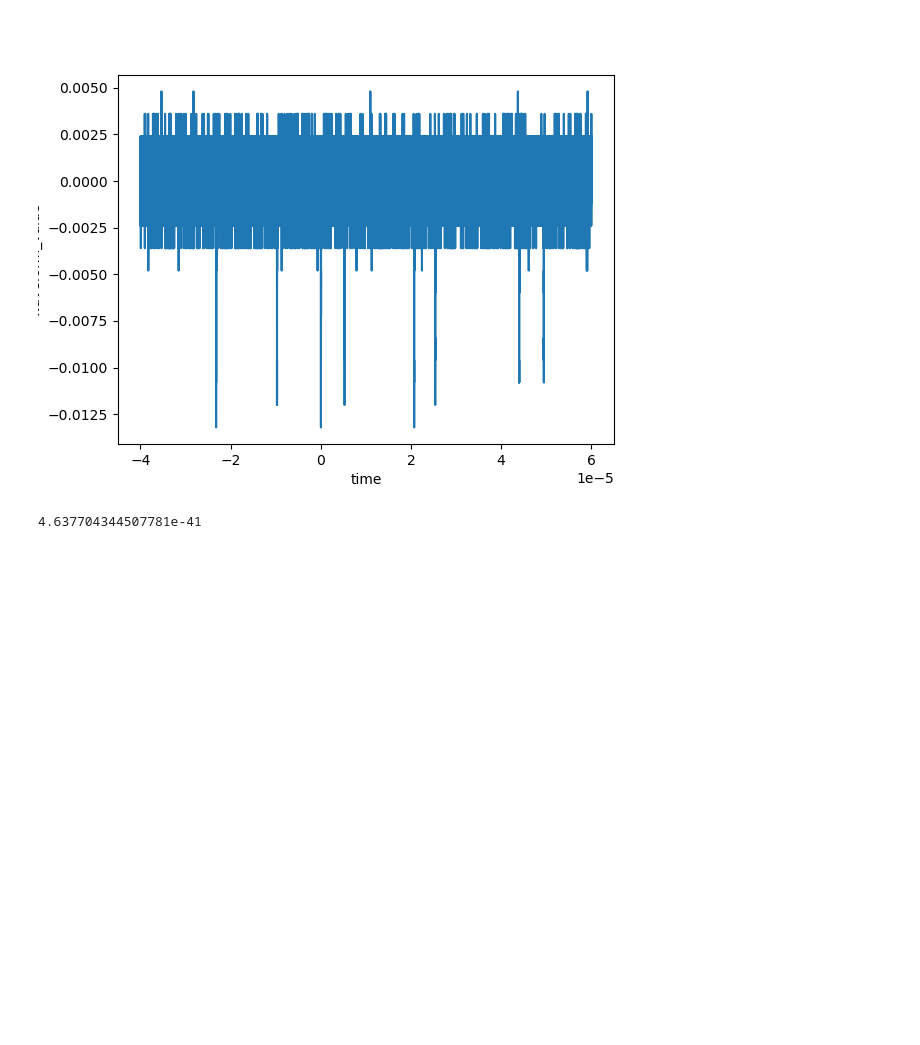
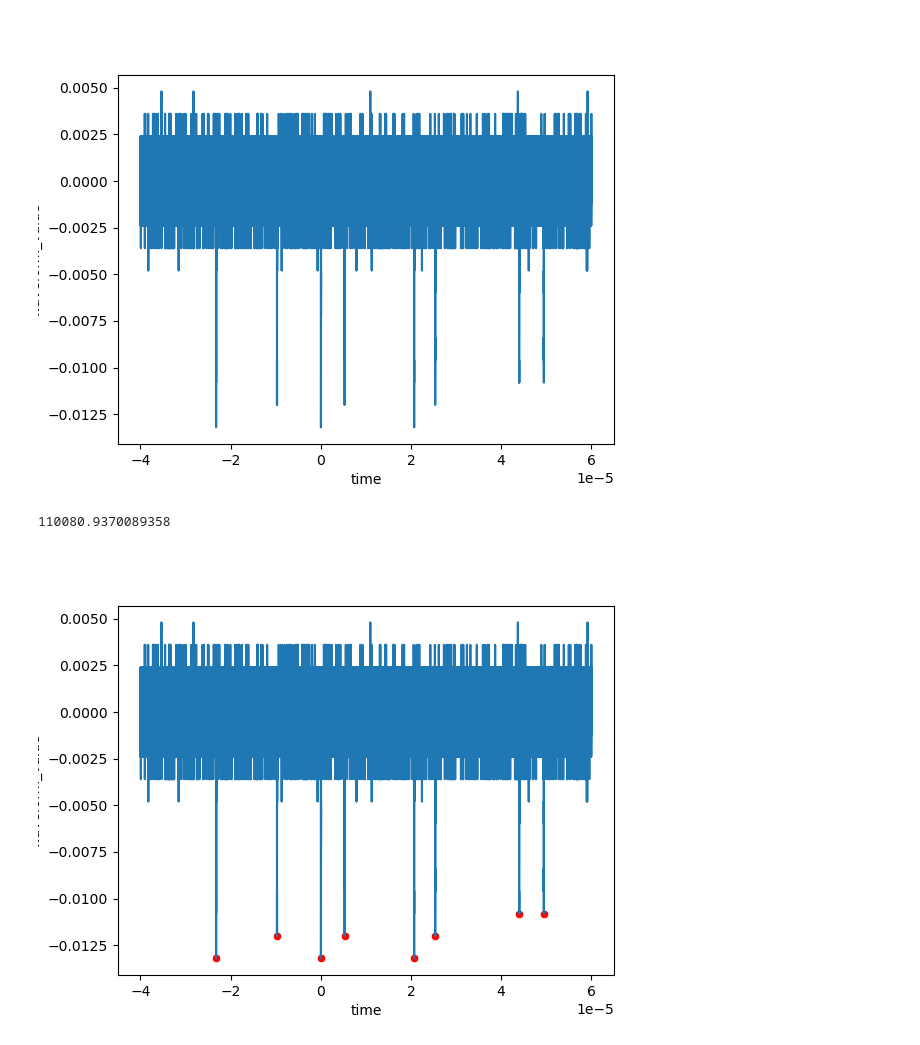
Before and after one commit to kaikai581/t2k-mppc-daq, a Jupyter notebook: FEBDAQMULTx2/data_analysis/14_scope_waveforms/tektronix_mso5204/20220321_calculate_rate.ipynb, the cells around one changed output. Cells and saved outputs as stored; diff of their text form; code cells hidden in the pictures; blank space fills up the shorter version.

```diff
--- a/FEBDAQMULTx2/data_analysis/14_scope_waveforms/tektronix_mso5204/20220321_calculate_rate.ipynb
+++ b/FEBDAQMULTx2/data_analysis/14_scope_waveforms/tektronix_mso5204/20220321_calculate_rate.ipynb
@@ -46,12 +46,15 @@ wf.draw_waveform()
 # %%
 def likeliood_func(b):
     return lambda a: math.pow(a, len(b))*math.exp(-a*sum(b))
 wf.waveform_peaks(0.007, polarity=-1)
 interarrivals = wf.waveform_peak_time_diffs(0.007, polarity=-1)
+wf.draw_waveform()
 le = likeliood_func(interarrivals)
-r_min = sum(interarrivals)/len(interarrivals)
-le(r_min)
+r_min = len(interarrivals)/sum(interarrivals)
+print(r_min)
+# le(r_min)
 # t = np.linspace(0, 2*r_min, 100)
 # plt.plot(t, le(t), color='red')
 # %% [output]
-4.637704344507781e-41
+110080.9370089358
+[figure, added]
```
Also changed, not shown: parts of 2 cells of this notebook.
